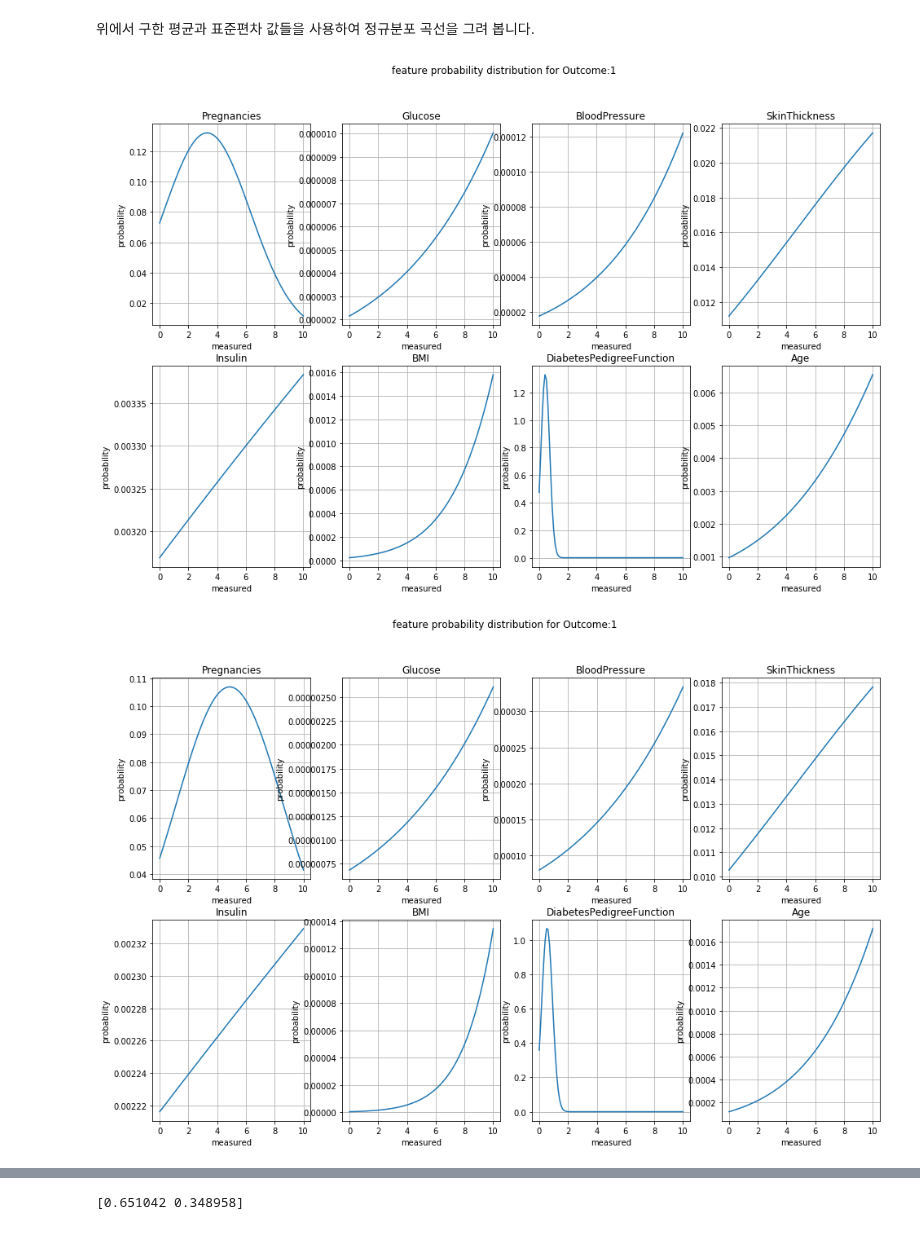
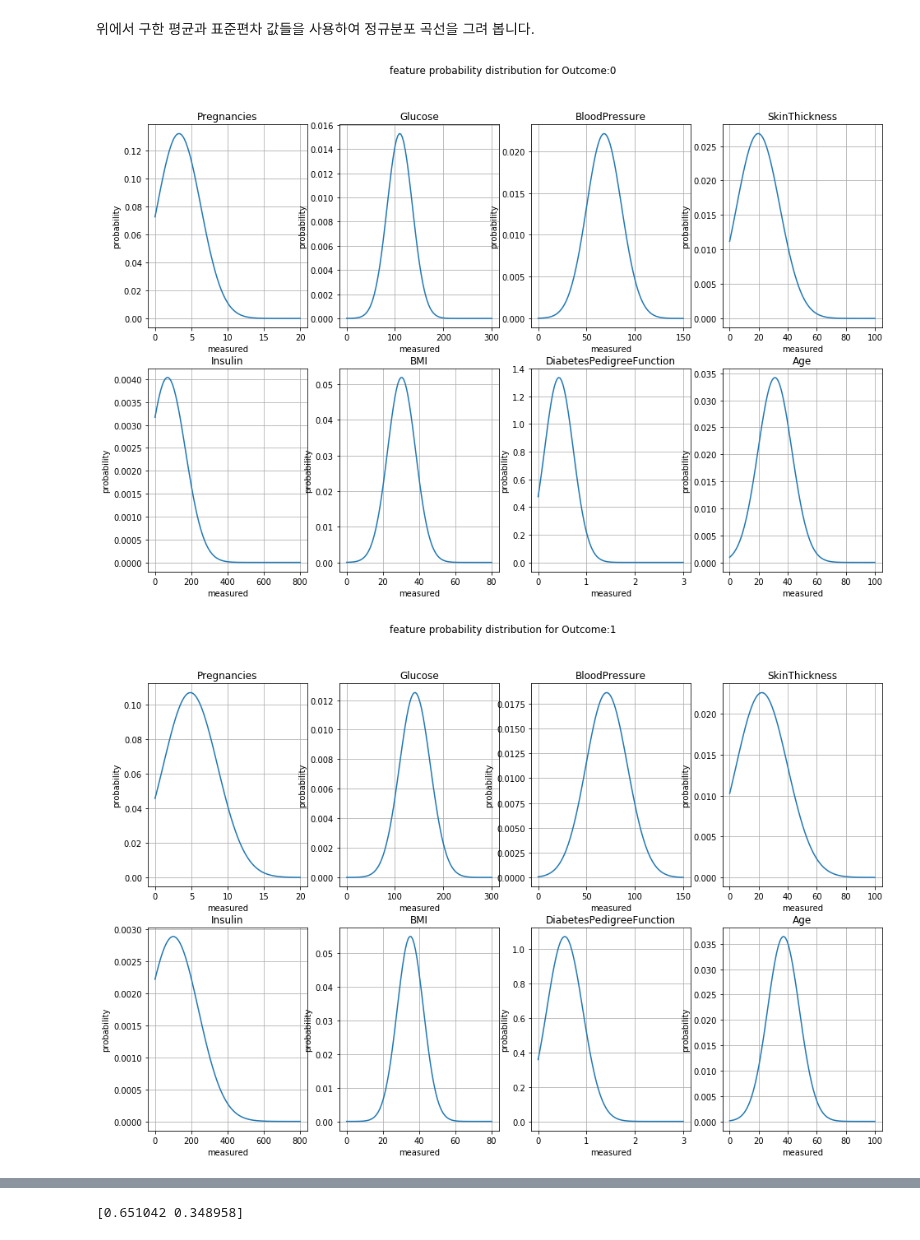
Before and after one commit to trvoid/ml-study, a Jupyter notebook: diabetes-onset/diabetes-onset-by-gaussian-nb.ipynb, the cells around one changed output, grey strips where cells are left out. Cells and saved outputs as stored; diff of their text form; code cells hidden in the pictures.

```diff
--- a/diabetes-onset/diabetes-onset-by-gaussian-nb.ipynb
+++ b/diabetes-onset/diabetes-onset-by-gaussian-nb.ipynb
@@ -89,14 +91,14 @@ def separate_by_targets(X, y):
 
     return separated
 
-def plot_feature_histograms_for_a_target(separated, target, feature_names, target_name):
+def plot_feature_histograms_for_a_target(separated, target, feature_names, target_name, bin_count):
     ds_measured = separated[target]
 
     fig = plt.figure(figsize = (16,10))
     fig.suptitle(f'feature histograms for {target_name}')
     for col in np.arange(len(feature_names)):
         plt.subplot(241 + col)
-        plt.hist(ds_measured[:, col], bins=24)
+        plt.hist(ds_measured[:, col], bins=bin_count)
         plt.grid(True)
         plt.xlabel('measured')
         plt.ylabel('frequency')
@@ -107,7 +109,7 @@ separated = separate_by_targets(ds_diabetes.iloc[:,0:8].values, ds_diabetes.iloc
 for target in np.arange(len(separated.keys())):
     feature_names = ds_diabetes.columns[0:8]
     target_name = 'Outcome:' + str(target)
-    plot_feature_histograms_for_a_target(separated, target, feature_names, target_name)
+    plot_feature_histograms_for_a_target(separated, target, feature_names, target_name, 24)
 # %% [output]
 [figure]
 [figure]
@@ -174,26 +176,26 @@ thetas, sigmas = get_norm_params(separated)
 # %% [markdown]
 위에서 구한 평균과 표준편차 값들을 사용하여 정규분포 곡선을 그려 봅니다.
 # %%
+stops_per_feature = [20, 300, 150, 100, 800, 80, 3, 100]
 def plot_feature_norm_for_a_target(thetas, sigmas, target, feature_names, target_name):
-    x_arr = np.linspace(0, 10, 100)
-
     fig = plt.figure(figsize = (16,10))
     fig.suptitle(f'feature probability distribution for {target_name}')
     for col in np.arange(len(feature_names)):
+        x_arr = np.linspace(0, stops_per_feature[col], 100)
         y_arr = norm.pdf(x_arr, thetas[target, col], sigmas[target, col])
         plt.subplot(241 + col)
         plt.plot(x_arr, y_arr)
         plt.grid(True)
         plt.xlabel('measured')
         plt.ylabel('probability')
         plt.title(feature_names[col])
     plt.show()
 
 for target in np.arange(len(separated.keys())):
-    plot_feature_norm_for_a_target(thetas, sigmas, target, feature_names, target_name)
+    plot_feature_norm_for_a_target(thetas, sigmas, target, feature_names, target_names[target])
 # %% [output]
-[figure, old version]
+[figure, new version]
-[figure, old version]
+[figure, new version]
 # %% [markdown]
 ## 베이지안 추론
 
```
Also changed, not shown: parts of 26 cells of this notebook.
